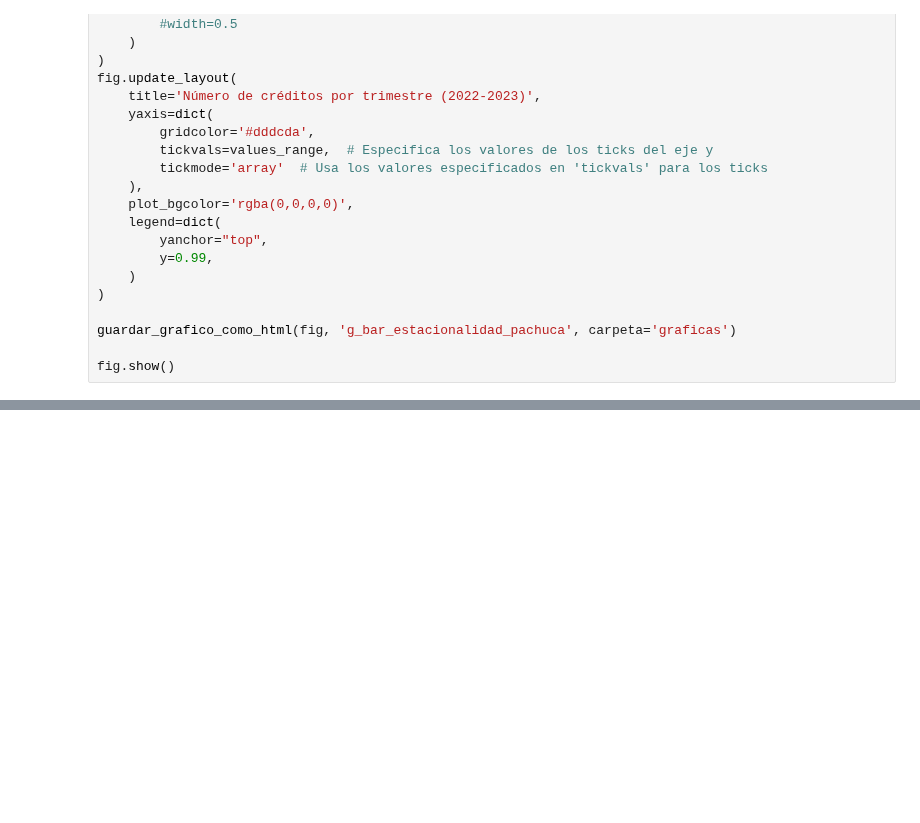
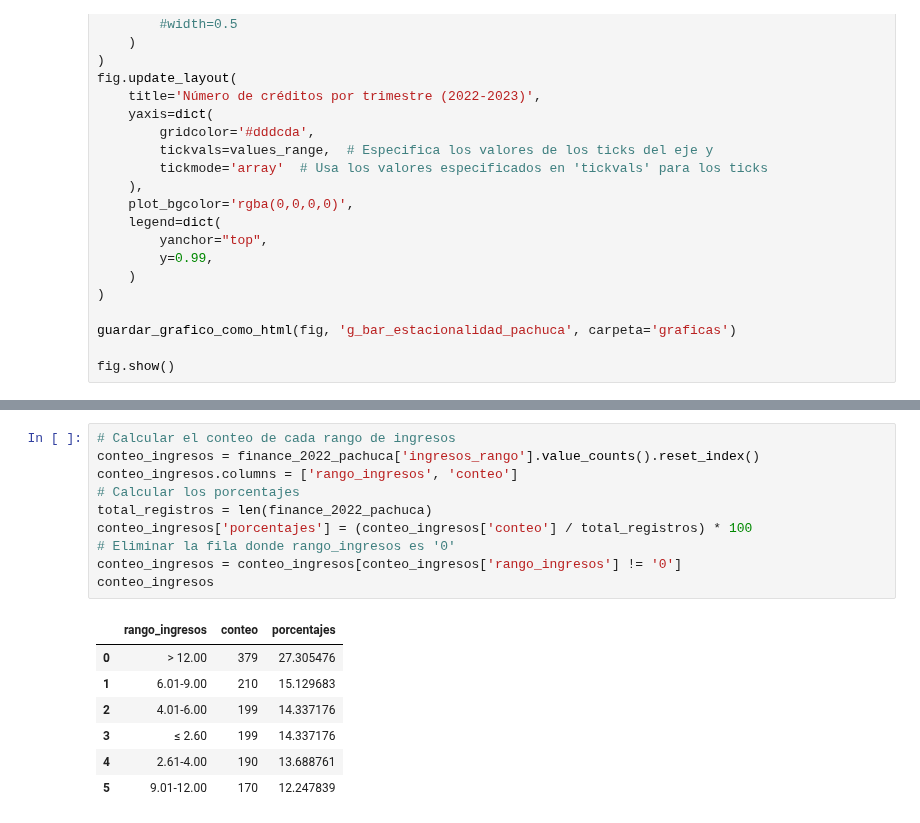
Before and after one commit to MiguelDWT4toCreativo/Datalpine, a Jupyter notebook: resources/jupyter/creditos_distribucion.ipynb, the cells around one changed output, grey strips where cells are left out. Drawn from its saved outputs; the diff is of its cells as text; blank space fills up the shorter version.

Commit message:
Estudio: 4.6 Créditos por porcentaje de UMAS

```diff
--- a/resources/jupyter/creditos_distribucion.ipynb
+++ b/resources/jupyter/creditos_distribucion.ipynb
@@ -883,0 +938,18 @@ fig.show()
+# %%
+# Calcular el conteo de cada rango de ingresos
+conteo_ingresos = finance_2022_pachuca['ingresos_rango'].value_counts().reset_index()
+conteo_ingresos.columns = ['rango_ingresos', 'conteo']
+# Calcular los porcentajes
+total_registros = len(finance_2022_pachuca)
+conteo_ingresos['porcentajes'] = (conteo_ingresos['conteo'] / total_registros) * 100
+# Eliminar la fila donde rango_ingresos es '0'
+conteo_ingresos = conteo_ingresos[conteo_ingresos['rango_ingresos'] != '0']
+conteo_ingresos
+# %% [output]
+|  | rango_ingresos | conteo | porcentajes |
+| 0 | > 12.00 | 379 | 27.305476 |
+| 1 | 6.01-9.00 | 210 | 15.129683 |
+| 2 | 4.01-6.00 | 199 | 14.337176 |
+| 3 | ≤ 2.60 | 199 | 14.337176 |
+| 4 | 2.61-4.00 | 190 | 13.688761 |
+| 5 | 9.01-12.00 | 170 | 12.247839 |
```
Also changed, not shown: parts of 13 cells of this notebook, 4 other files.
